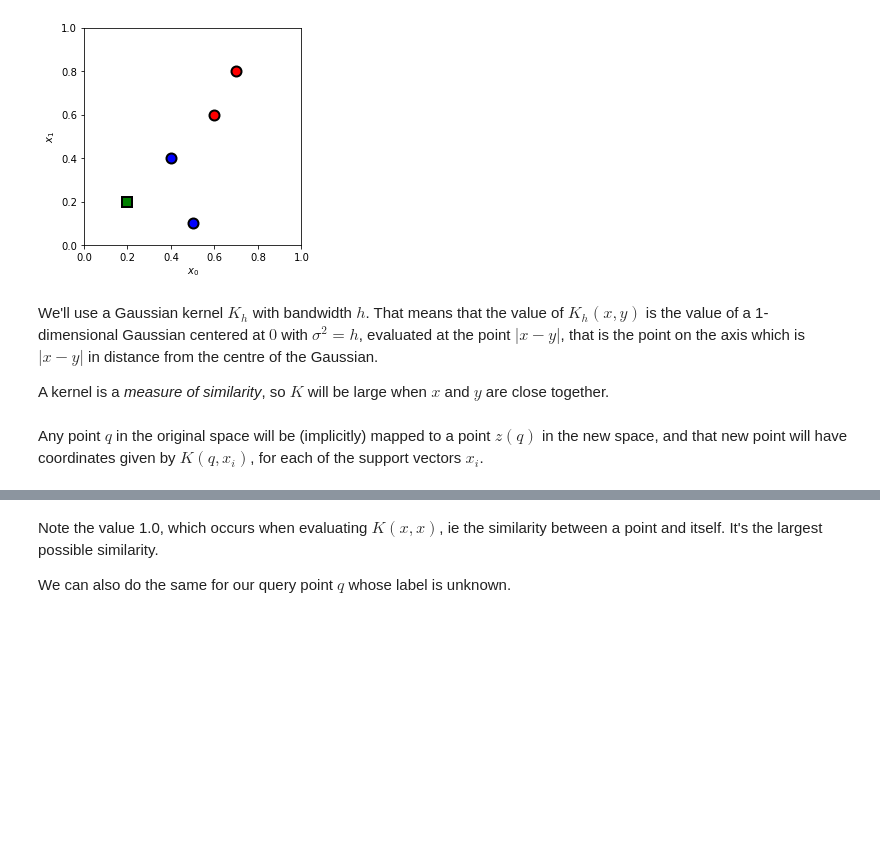
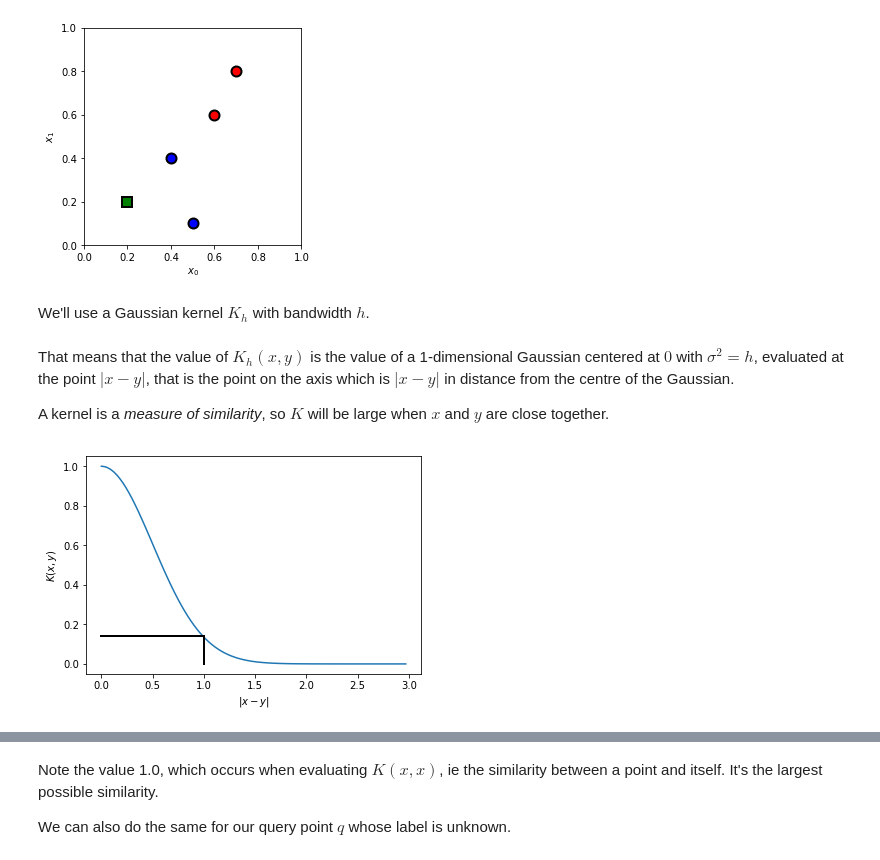
Before and after one commit to jmmcd/ML-snippets, a Jupyter notebook: SVM/SVM_implicit_feature_space.ipynb, the cells around one changed output, grey strips where cells are left out. Cells and saved outputs as stored; diff of their text form; code cells hidden in the pictures; blank space fills up the shorter version.

```diff
--- a/SVM/SVM_implicit_feature_space.ipynb
+++ b/SVM/SVM_implicit_feature_space.ipynb
@@ -40,3 +42,5 @@ plt.ylim((0, 1))
 plt.axes().set_aspect('equal')
 # %% [output]
 [figure]
+# %% [markdown]
+We'll use a Gaussian kernel $K_h$ with bandwidth $h$.
@@ -43,4 +54,4 @@ plt.axes().set_aspect('equal')
 # %% [markdown]
-We'll use a Gaussian kernel $K_h$ with bandwidth $h$. That means that the value of $K_h(x, y)$ is the value of a 1-dimensional Gaussian centered at $0$ with $\sigma^2=h$, evaluated at the point $|x-y|$, that is the point on the axis which is $|x-y|$ in distance from the centre of the Gaussian.
+That means that the value of $K_h(x, y)$ is the value of a 1-dimensional Gaussian centered at $0$ with $\sigma^2=h$, evaluated at the point $|x-y|$, that is the point on the axis which is $|x-y|$ in distance from the centre of the Gaussian.
 
 A kernel is a *measure of similarity*, so $K$ will be large when $x$ and $y$ are close together.
@@ -54,2 +58,14 @@ def K(x, y):
-# %% [markdown]
-Any point $q$ in the original space will be (implicitly) mapped to a point $z(q)$ in the new space, and that new point will have coordinates given by $K(q, x_i)$, for each of the support vectors $x_i$.
+# %%
+grid = np.linspace(0, 1, 100)
+x0 = np.array([0.4, 0.4])
+y0 = np.array([2.5, 2.5])
+K_vals = [K(x0, x0+(y0-x0)*gi) for gi in grid]
+d_vals = [d(x0, x0+(y0-x0)*gi) for gi in grid]
+plt.plot(d_vals, K_vals)
+plt.plot((0, d(x0, (1.1, 1.1))), (K(x0, (1.1, 1.1)), K(x0, (1.1, 1.1))), color='k', linestyle='-', linewidth=2)
+plt.plot((1, 1)                , (0                , K(x0, (1.1, 1.1))), color='k', linestyle='-', linewidth=2)
+plt.plot(())
+plt.xlabel(r"$|x-y|$")
+plt.ylabel(r"$K(x, y)$");
+# %% [output]
+[figure, added]
```
Also changed, not shown: parts of 36 cells of this notebook.
